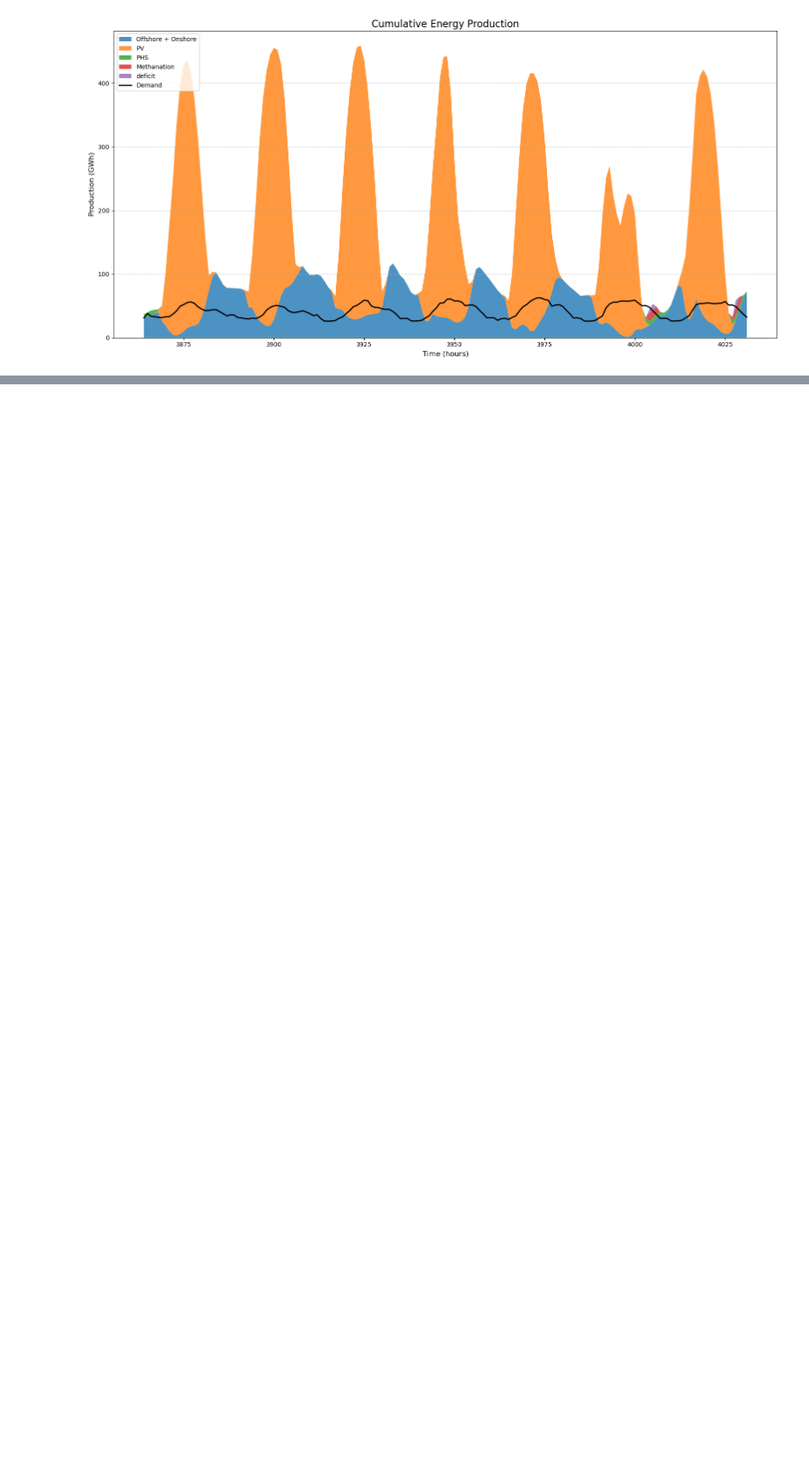
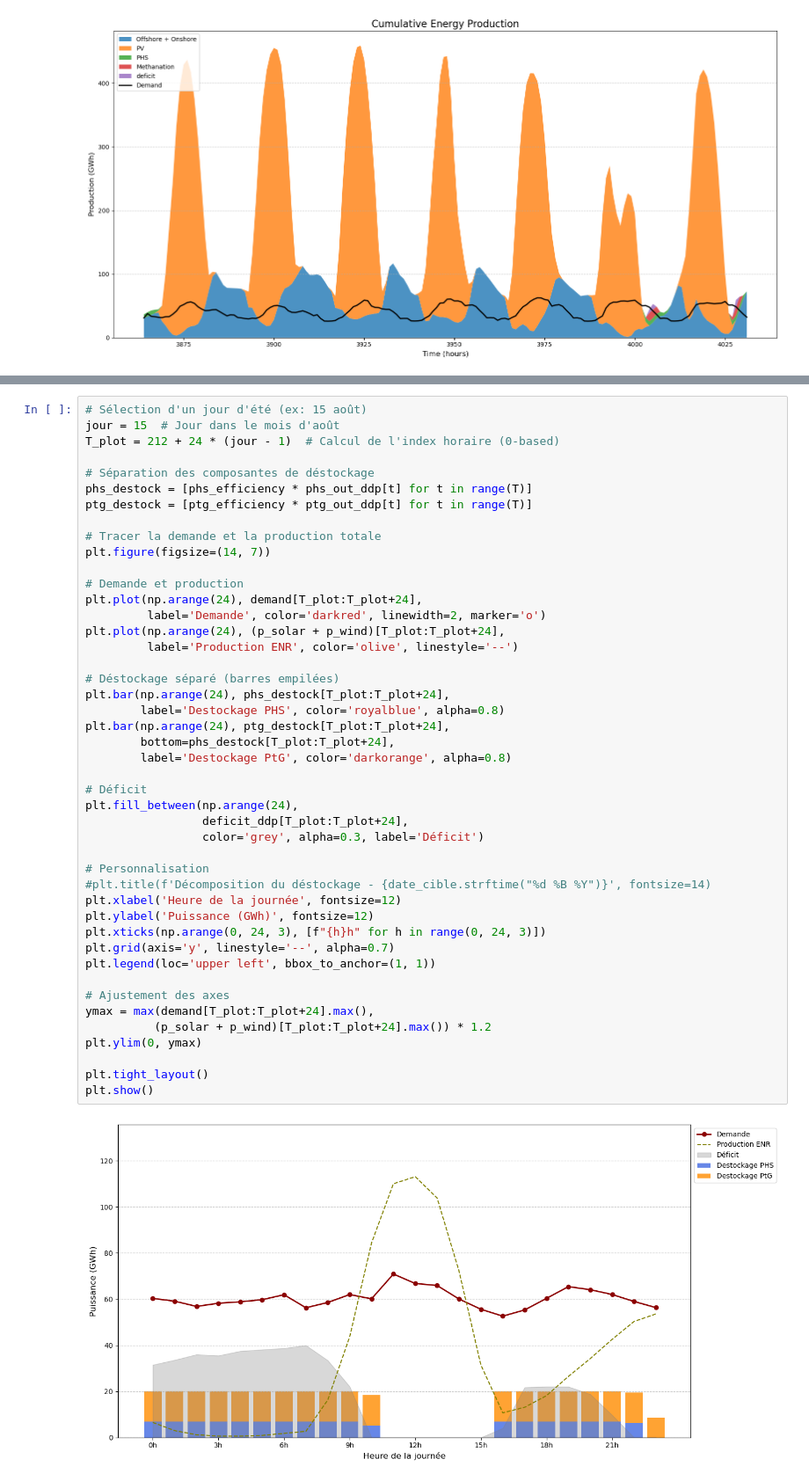
Before and after one commit to saraesk116/projet_optimisation, a Jupyter notebook: Code/test_quirion.ipynb, the cells around one changed output, grey strips where cells are left out. Shown at 88% size. Drawn from its saved outputs; the diff is of its cells as text; blank space fills up the shorter version.

```diff
--- a/Code/test_quirion.ipynb
+++ b/Code/test_quirion.ipynb
@@ -602,0 +728,47 @@ plt.show()
+# %%
+# Sélection d'un jour d'été (ex: 15 août)
+jour = 15  # Jour dans le mois d'août
+T_plot = 212 + 24 * (jour - 1)  # Calcul de l'index horaire (0-based)
+
+# Séparation des composantes de déstockage
+phs_destock = [phs_efficiency * phs_out_ddp[t] for t in range(T)]
+ptg_destock = [ptg_efficiency * ptg_out_ddp[t] for t in range(T)]
+
+# Tracer la demande et la production totale
+plt.figure(figsize=(14, 7))
+
+# Demande et production
+plt.plot(np.arange(24), demand[T_plot:T_plot+24],
+         label='Demande', color='darkred', linewidth=2, marker='o')
+plt.plot(np.arange(24), (p_solar + p_wind)[T_plot:T_plot+24],
+         label='Production ENR', color='olive', linestyle='--')
+
+# Déstockage séparé (barres empilées)
+plt.bar(np.arange(24), phs_destock[T_plot:T_plot+24],
+        label='Destockage PHS', color='royalblue', alpha=0.8)
+plt.bar(np.arange(24), ptg_destock[T_plot:T_plot+24],
+        bottom=phs_destock[T_plot:T_plot+24],
+        label='Destockage PtG', color='darkorange', alpha=0.8)
+
+# Déficit
+plt.fill_between(np.arange(24),
+                 deficit_ddp[T_plot:T_plot+24],
+                 color='grey', alpha=0.3, label='Déficit')
+
+# Personnalisation
+#plt.title(f'Décomposition du déstockage - {date_cible.strftime("%d %B %Y")}', fontsize=14)
+plt.xlabel('Heure de la journée', fontsize=12)
+plt.ylabel('Puissance (GWh)', fontsize=12)
+plt.xticks(np.arange(0, 24, 3), [f"{h}h" for h in range(0, 24, 3)])
+plt.grid(axis='y', linestyle='--', alpha=0.7)
+plt.legend(loc='upper left', bbox_to_anchor=(1, 1))
+
+# Ajustement des axes
+ymax = max(demand[T_plot:T_plot+24].max(),
+          (p_solar + p_wind)[T_plot:T_plot+24].max()) * 1.2
+plt.ylim(0, ymax)
+
+plt.tight_layout()
+plt.show()
+# %% [output]
+[figure, added]
```
Also changed, not shown: parts of 4 cells of this notebook.
